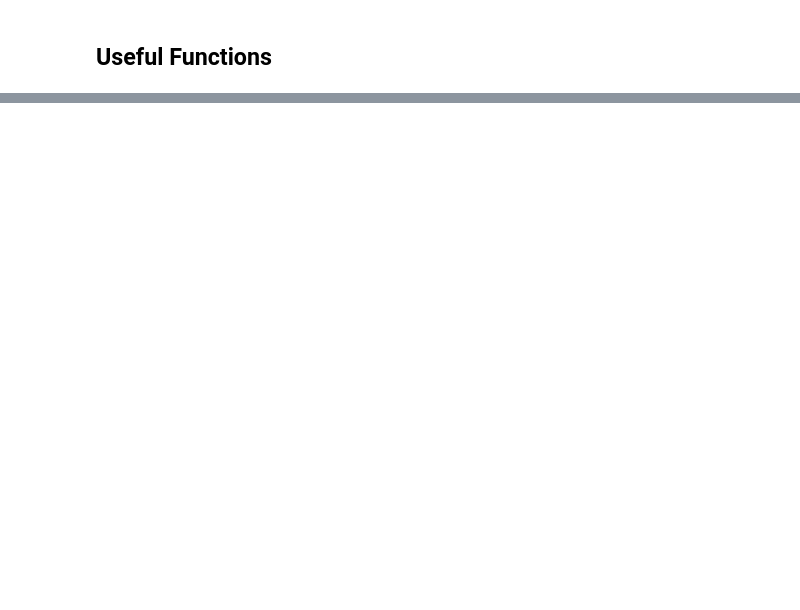
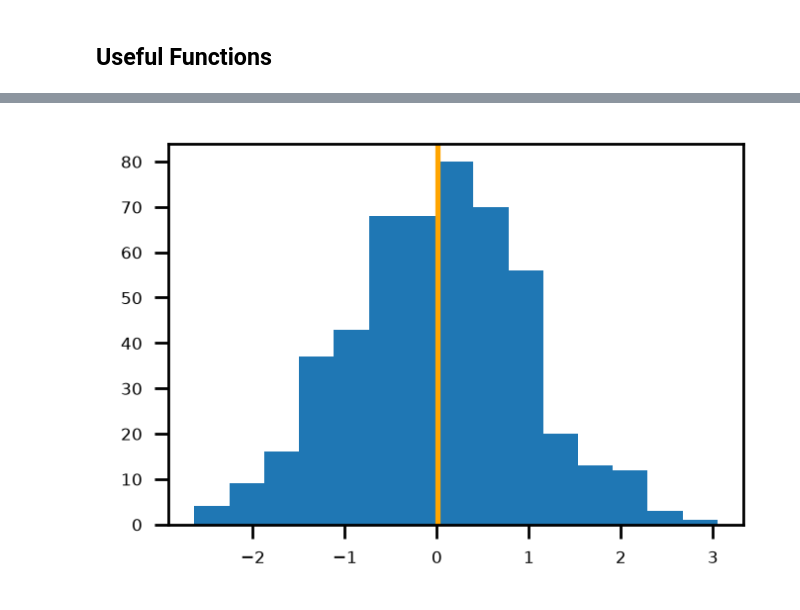
Before and after one commit to EvansOMalley/Plottionary, a Jupyter notebook: Plottionary.ipynb, the cells around one changed output, grey strips where cells are left out. Cells and saved outputs as stored; diff of their text form; code cells hidden in the pictures; blank space fills up the shorter version.

```diff
--- a/Plottionary.ipynb
+++ b/Plottionary.ipynb
@@ -37,0 +64,4 @@ Image
+# %%
+plot1()
+# %% [output]
+[figure, added]
```
Also changed, not shown: parts of 28 cells of this notebook, 12 other files.
